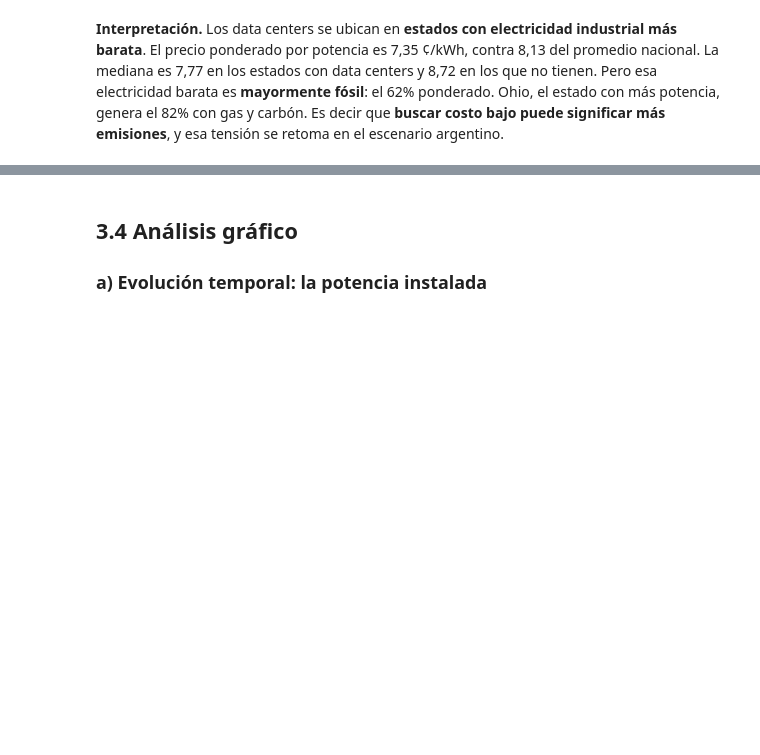
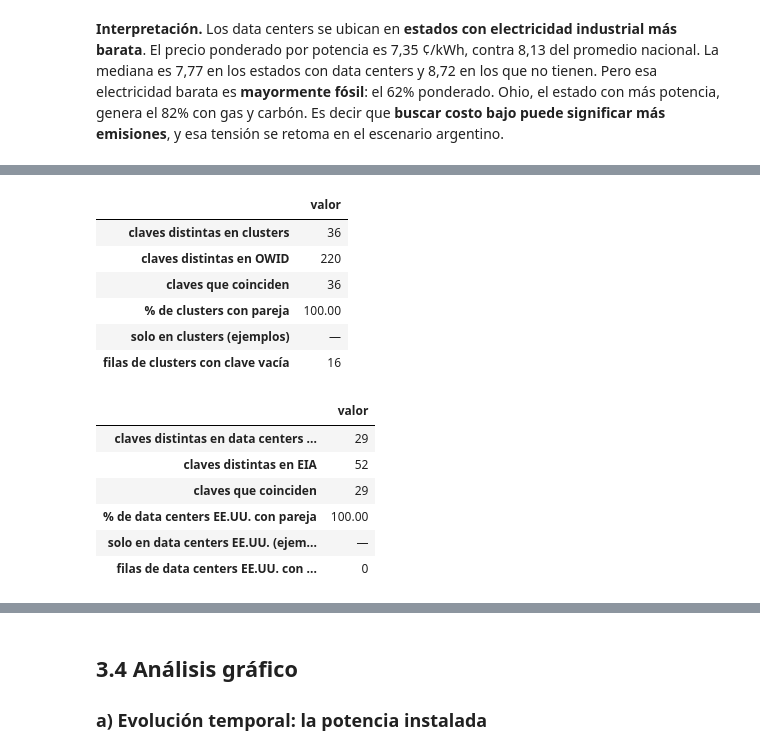
Before and after one commit to Datso653/datacenters-ia, a Jupyter notebook: notebooks/analisis_datacenters.ipynb, the cells around one changed output, grey strips where cells are left out. Cells and saved outputs as stored; diff of their text form; code cells hidden in the pictures; blank space fills up the shorter version.

```diff
--- a/notebooks/analisis_datacenters.ipynb
+++ b/notebooks/analisis_datacenters.ipynb
@@ -333,0 +373,23 @@ Precio industrial ponderado por MW de data centers: 7.35 ¢/kWh
+# %%
+# Después de normalizar: el cruce queda completo
+clusters_norm = clusters_crudo.assign(pais=tr.normalizar_pais(clusters_crudo["pais"]))
+display(cruces.reporte_cruce(clusters_norm, intensidad_2024, "pais", ("clusters", "OWID")))
+
+# Y el cruce por estado: data centers de EE.UU. contra la tabla de precios de la EIA
+dc_eeuu = dc.query("pais == 'United States'")
+display(cruces.reporte_cruce(dc_eeuu, precios_2024, "estado", ("data centers EE.UU.", "EIA")))
+# %% [output]
+|  | valor |
+| claves distintas en clusters | 36 |
+| claves distintas en OWID | 220 |
+| claves que coinciden | 36 |
+| % de clusters con pareja | 100.00 |
+| solo en clusters (ejemplos) | — |
+| filas de clusters con clave vacía | 16 |
+|  | valor |
+| claves distintas en data centers ... | 29 |
+| claves distintas en EIA | 52 |
+| claves que coinciden | 29 |
+| % de data centers EE.UU. con pareja | 100.00 |
+| solo en data centers EE.UU. (ejem... | — |
+| filas de data centers EE.UU. con ... | 0 |
```
Also changed, not shown: parts of 7 cells of this notebook, 5 other files.
